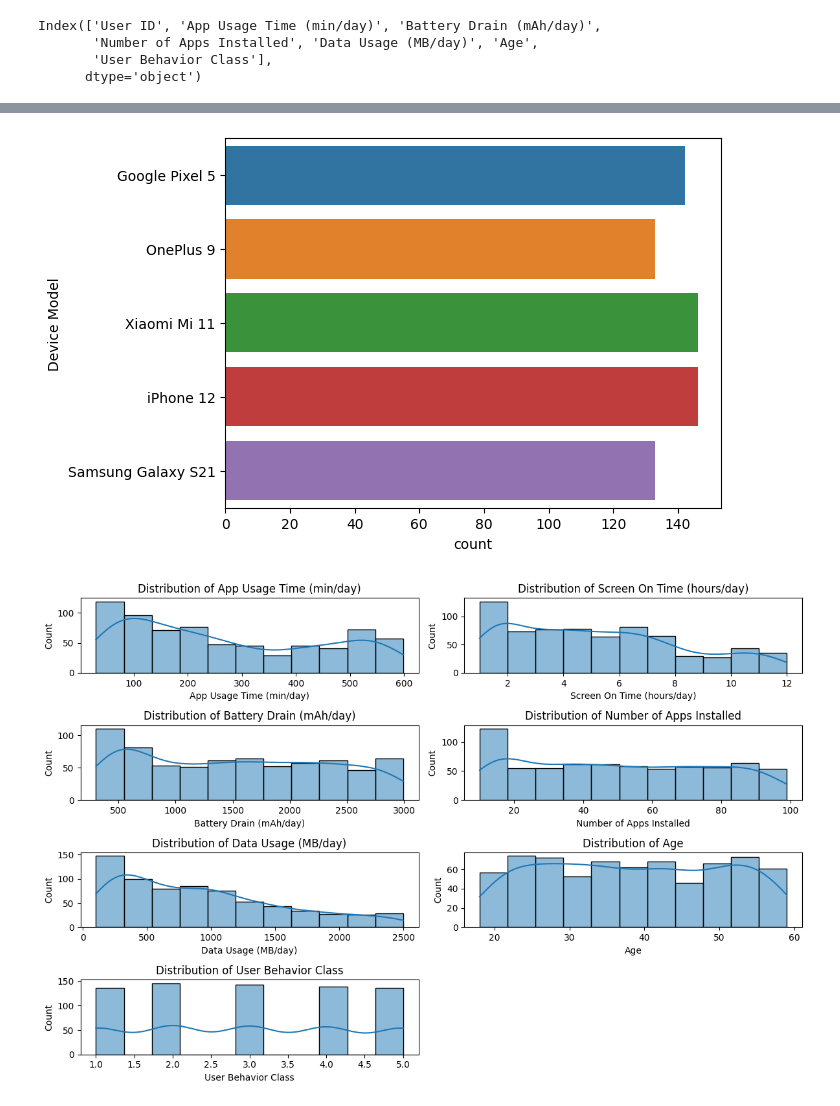
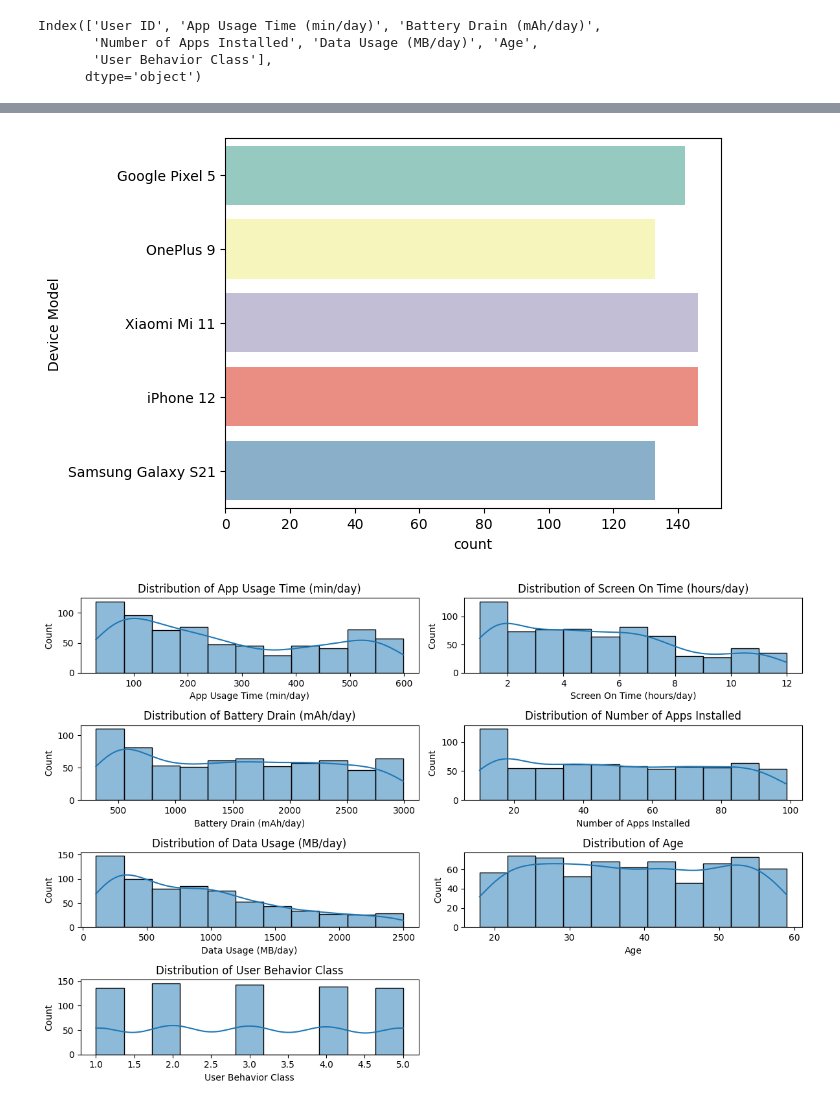
Before and after one commit to PARTHIBAN-007/Kaggle, a Jupyter notebook: Mobile Battery Usage.ipynb, the cells around one changed output, grey strips where cells are left out. Drawn from its saved outputs; the diff is of its cells as text; code cells hidden in the pictures.

Commit message:
Kaggle Notebook | Mobile Device Usage | EDA

```diff
--- a/Mobile Battery Usage.ipynb
+++ b/Mobile Battery Usage.ipynb
@@ -75,6 +95,6 @@ sns.countplot(x=df['User Behavior Class'],hue=df['Gender'])
 # %%
-sns.countplot(y=df['Device Model'])
+sns.countplot(y=df['Device Model'],palette='Set3')
 plt.show()
 # %% [output]
-[figure, old version]
+[figure, new version]
 # %%
```
Also changed, not shown: parts of 11 cells of this notebook.
